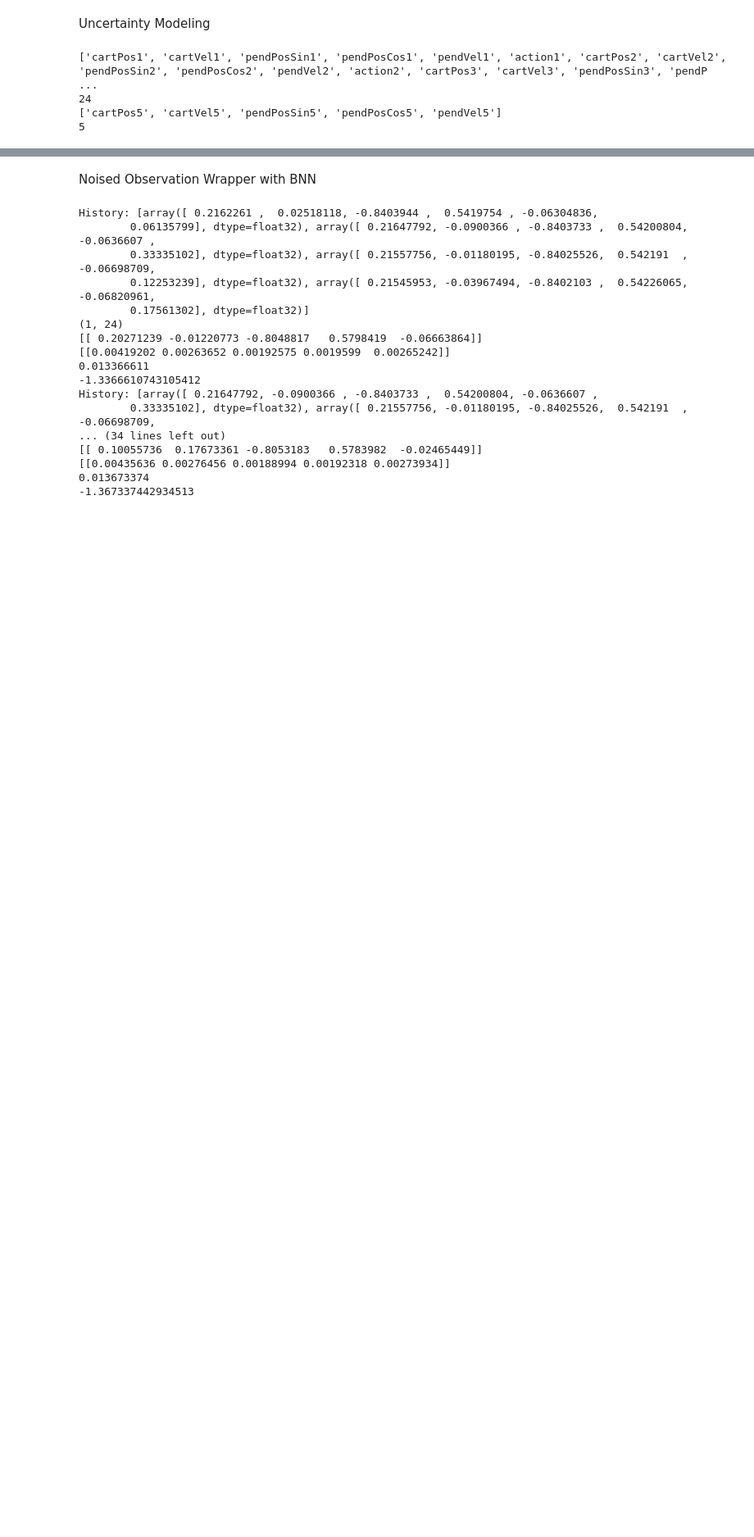
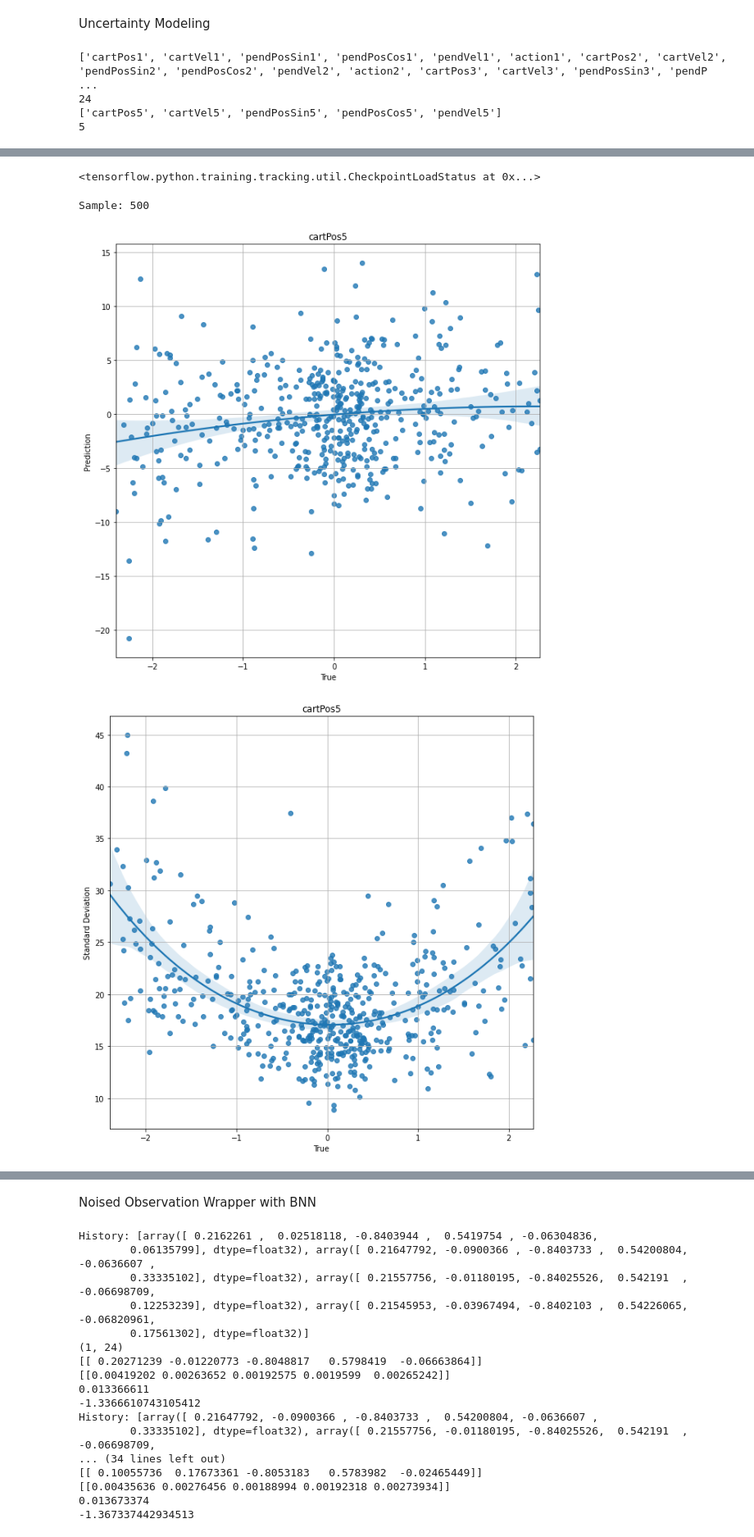
Before and after one commit to JonasLewe/applied_rl, a Jupyter notebook: ARLProject.ipynb, the cells around one changed output, grey strips where cells are left out. Shown at 82% size. Saved outputs shown, nothing was run; the diff lists cells and outputs as text; code cells hidden in the pictures; blank space fills up the shorter version.

```diff
--- a/ARLProject.ipynb
+++ b/ARLProject.ipynb
@@ -646,0 +575,8 @@ for i in range(len(outputs)):
+# %%
+epmodelpath = model_dir + "/" + "epmodel.ckpt"
+epmodel = ep_model(24)
+
+# Compile model.
+epmodel.compile(optimizer="adam", loss=neg_log_likelihood)
+
+epmodel.summary()
@@ -646,0 +624,65 @@ for i in range(len(outputs)):
+# %%
+epmodel = ep_model(24)
+epmodel.compile(optimizer="adam", loss=neg_log_likelihood)
+epmodel.load_weights(epmodelpath)
+# %% [output]
+<tensorflow.python.training.tracking.util.CheckpointLoadStatus at 0x...>
+# %%
+X_true, Y_true, Y_pred = np.empty(shape=(bnn_test_samples, len(inputs))), np.empty(shape=(bnn_test_samples, len(outputs))), np.empty(shape=(bnn_test_samples, len(outputs), bnn_iterations))
+for i in range(bnn_test_samples):
+    clear_output(wait=True)
+    print("Sample: " + str(i+1))
+
+    eval_sample = dataset.sample()
+
+    X_true[i,:] = eval_sample[inputs].values
+    Y_true[i,:] = eval_sample[outputs].values
+    #print("true")
+    #print(Y_true[i,:])
+    #print("prediction")
+    for k in range(bnn_iterations):
+        Y_pred[i,:,k] = epmodel.predict(eval_sample[inputs].values)
+        #print(Y_pred[i,:,k])
+
+
+# Calculate mean and standard deviation.
+#print("mean")
+Y_pred_m = np.mean(Y_pred, axis=-1)
+#print(Y_pred_m)
+Y_pred_s = np.std(Y_pred, axis=-1)
+# %% [output]
+Sample: 500
+# %%
+Y_trueT = Y_true.transpose()
+X_trueT = X_true.transpose()
+Y_pred_sT = Y_pred_s.transpose()
+Y_pred_mT = Y_pred_m.transpose()
+
+for i in range(len(outputs)):
+  fig, regplot = plt.subplots(figsize = (10,10))
+
+
+  sb.regplot(x=Y_trueT[i], y=Y_pred_mT[i], fit_reg=True, scatter=True, order=2,truncate= True)
+
+  regplot.set_xlabel("True")
+  regplot.set_ylabel("Prediction")
+  regplot.grid()
+
+  plt.title(label=outputs[i])
+
+  plt.savefig(fig_dir + "/epmodel_predictions_" + outputs[i] + ".png")
+
+  fig, regplot = plt.subplots(figsize = (10,10))
+
+  sb.regplot(x=Y_trueT[i], y=Y_pred_sT[i], fit_reg=True, scatter=True, order=4,truncate= True)
+
+  regplot.set_xlabel("True")
+  regplot.set_ylabel("Standard Deviation")
+  regplot.grid()
+
+  plt.title(label=outputs[i])
+
+  plt.savefig(fig_dir + "/epmodel_sd_prediction_" + outputs[i] + ".png")
+# %% [output]
+[figure, added]
+[figure, added]
```
Also changed, not shown: parts of 71 cells of this notebook.
